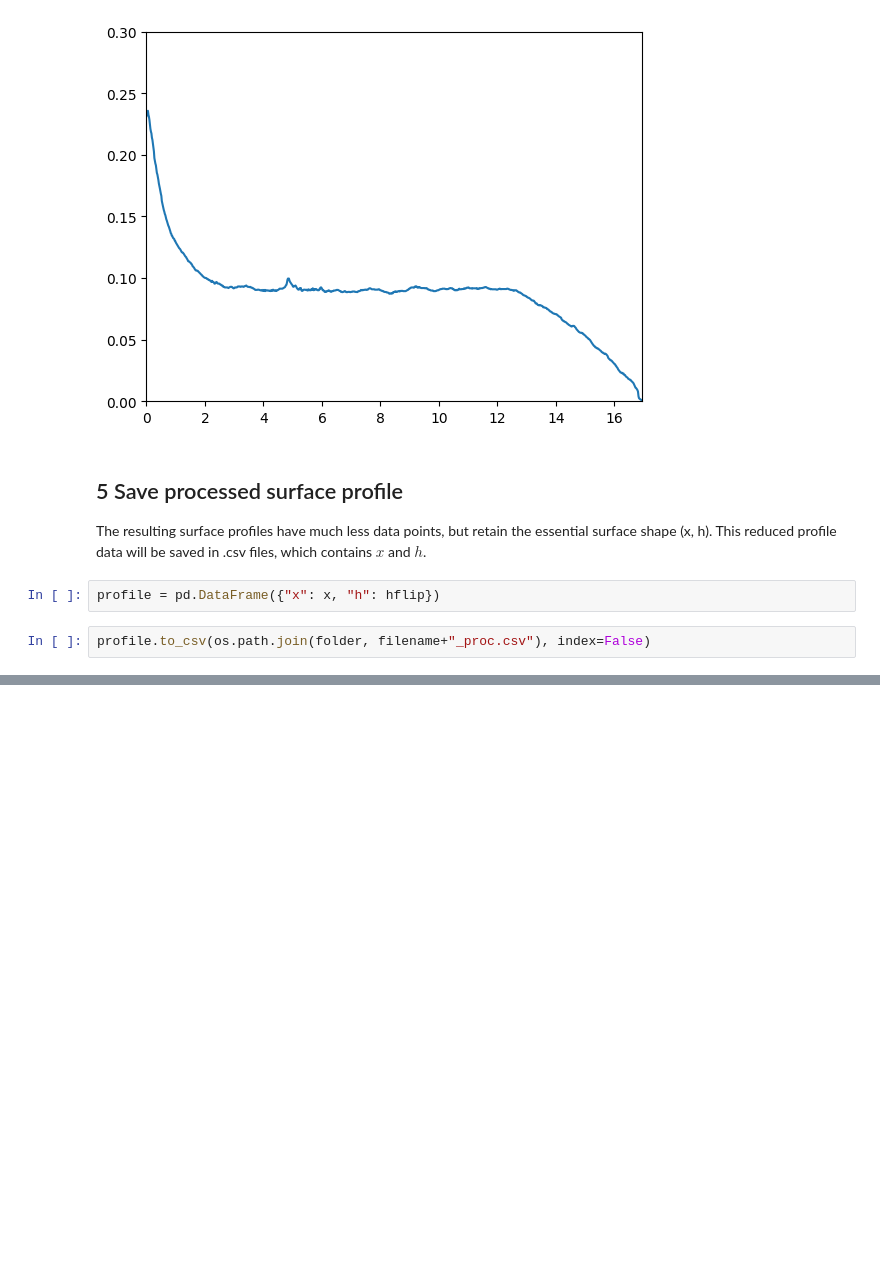
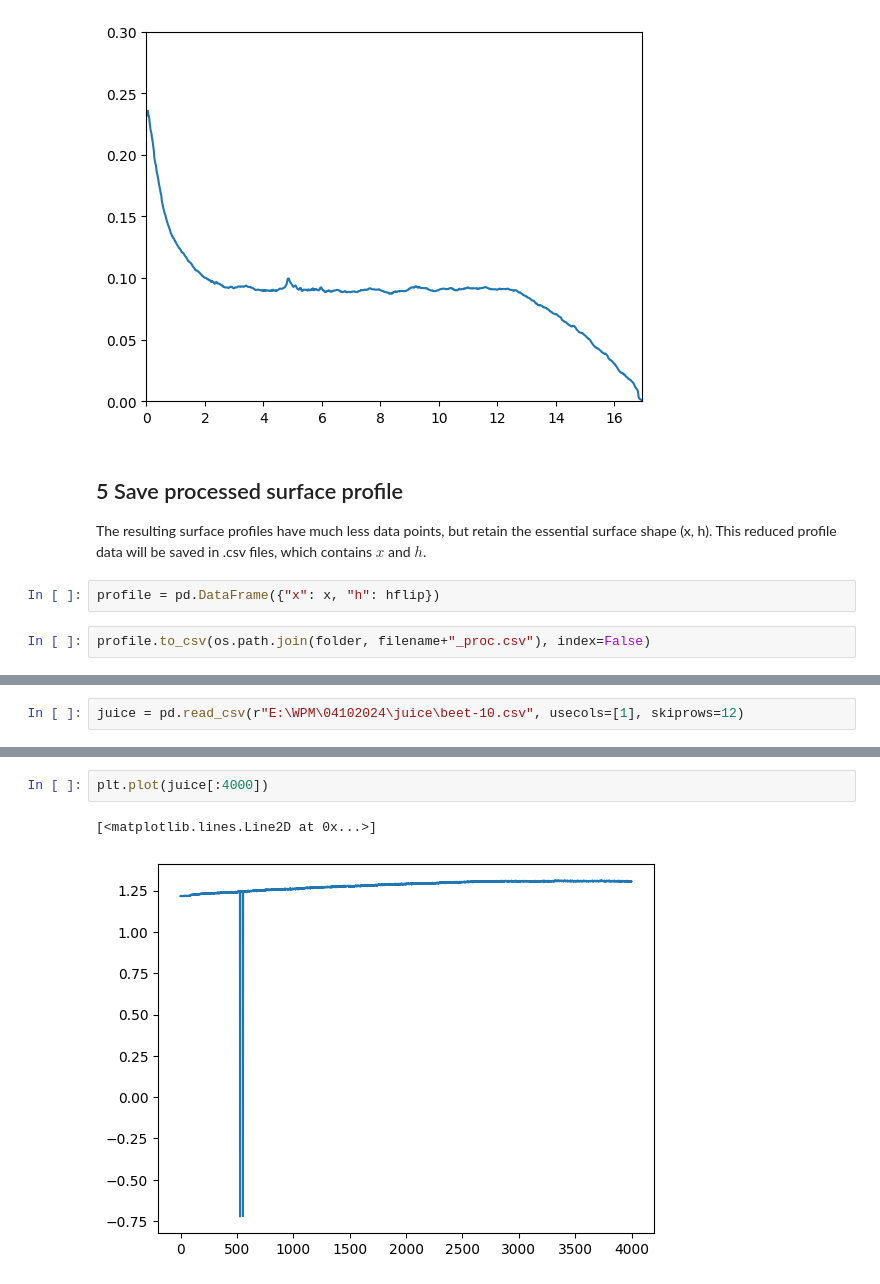
Before and after one commit to ZLoverty/WPM, a Jupyter notebook: Code/Surface_profile.ipynb, the cells around one changed output, grey strips where cells are left out. Cells and saved outputs as stored; diff of their text form; blank space fills up the shorter version.

```diff
--- a/Code/Surface_profile.ipynb
+++ b/Code/Surface_profile.ipynb
@@ -129,0 +138,2 @@ profile.to_csv(os.path.join(folder, filename+"_proc.csv"), index=False)
+# %%
+juice = pd.read_csv(r"E:\WPM\04102024\juice\beet-10.csv", usecols=[1], skiprows=12)
@@ -129,0 +145,5 @@ profile.to_csv(os.path.join(folder, filename+"_proc.csv"), index=False)
+# %%
+plt.plot(juice[:4000])
+# %% [output]
+[<matplotlib.lines.Line2D at 0x...>]
+[figure, added]
```
Also changed, not shown: parts of 3 cells of this notebook.
